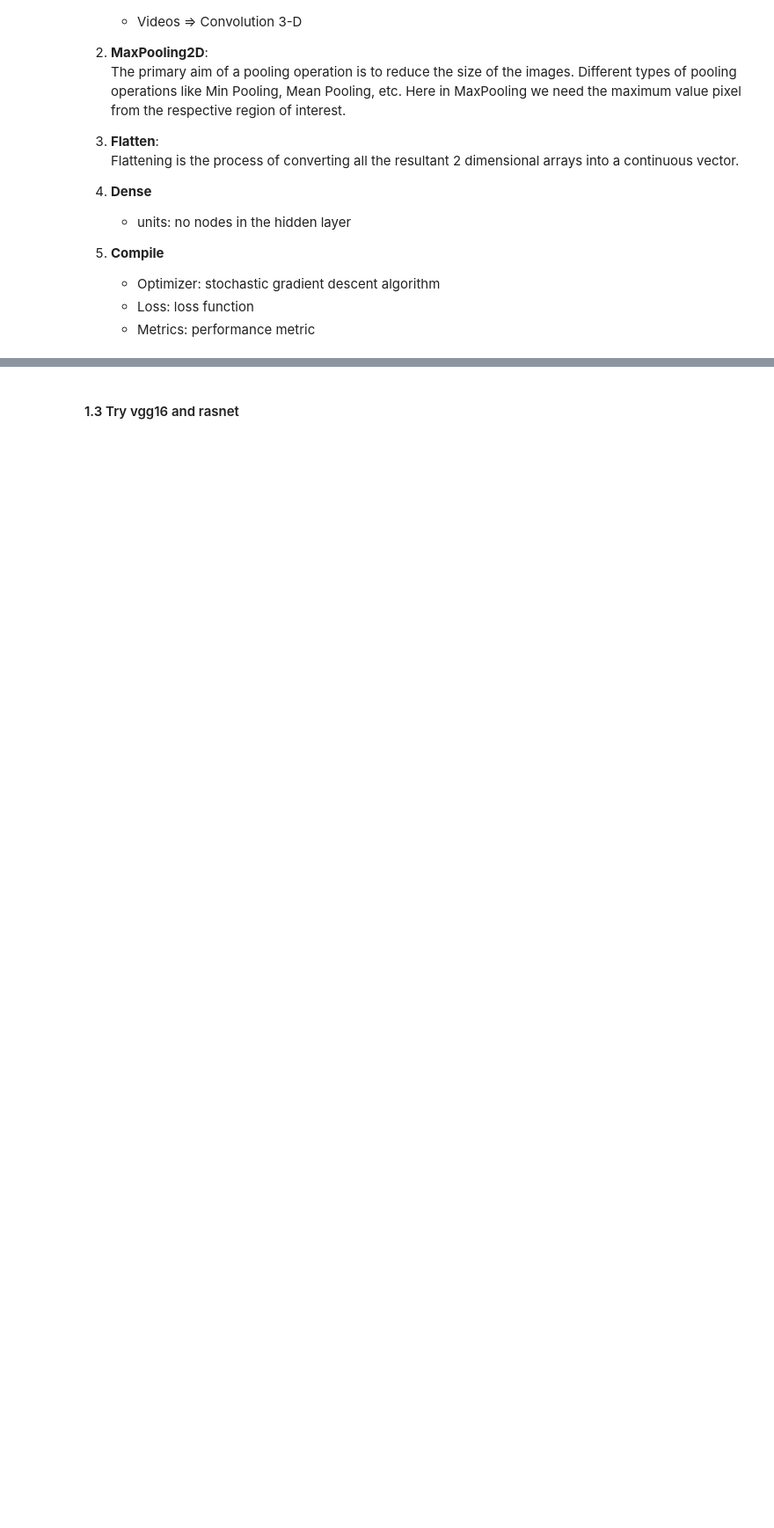
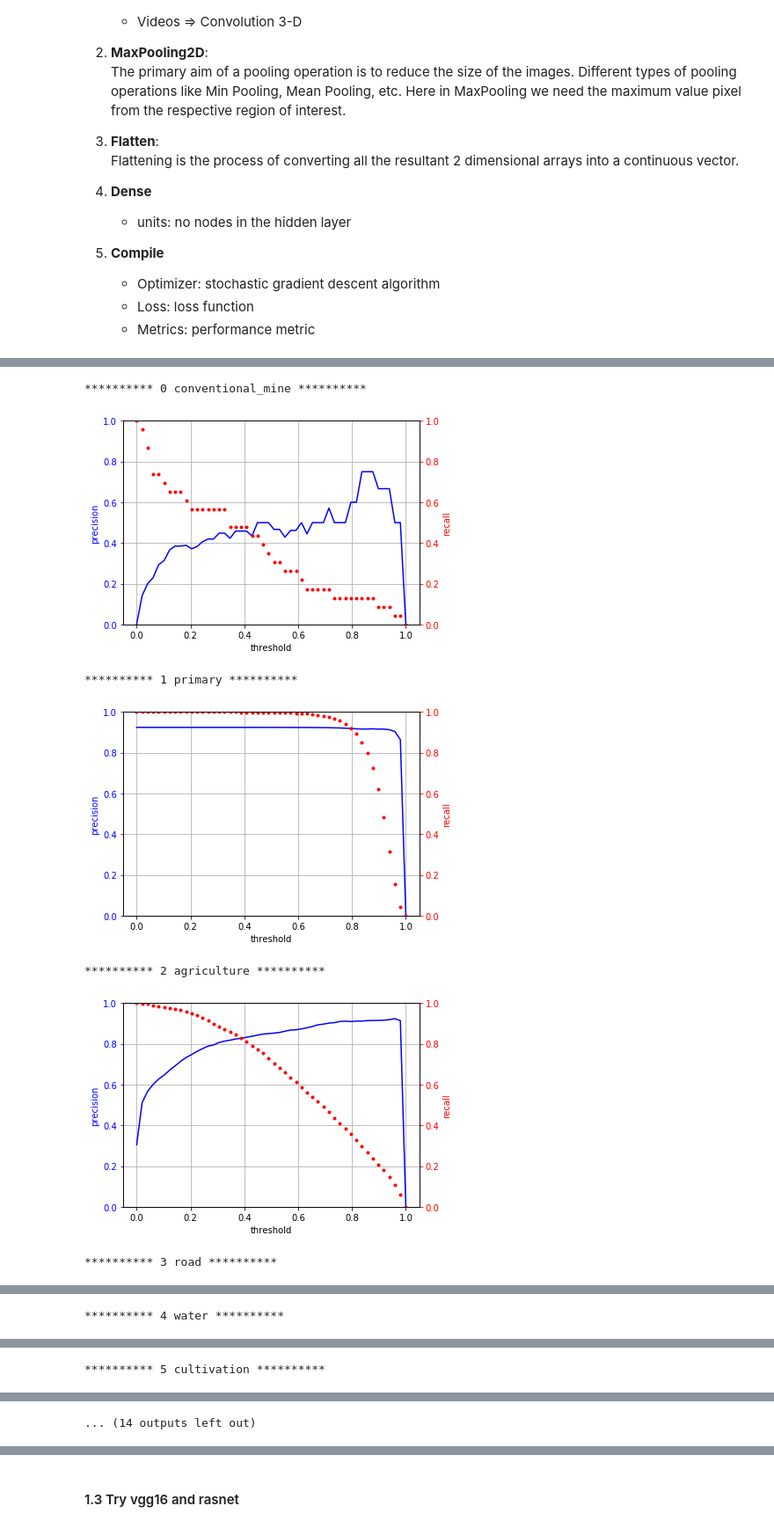
Before and after one commit to mumuxi15/02-Data-Science-Project, a Jupyter notebook: Multilabel image classification/Planet.ipynb, the cells around one changed output, grey strips where cells are left out. Shown at 88% size. Cells and saved outputs as stored; diff of their text form; code cells hidden in the pictures; blank space fills up the shorter version.

```diff
--- a/Multilabel image classification/Planet.ipynb
+++ b/Multilabel image classification/Planet.ipynb
@@ -208,6 +241,0 @@ def load_train_test(train_ids,test_ids):
-# %%
-# y_train, y_test = train_test_split(df_label[weather_tags], test_size=0.3,random_state=1500)
-y_train, y_test = train_test_split(df_label[other_tags], test_size=0.3,random_state=100)
-X_train, X_test = load_train_test(y_train.index.tolist(),y_test.index.tolist())
-print (X_test.shape,y_test.shape)
-no_features = 13
@@ -276,9 +379,0 @@ def train_model():
-# %%
-def cnn():
-    cnn = train_model()
-    y_pred = cnn.predict(X_test)
-    return y_pred
-#     y_pred.argmax(axis=1)
-#     plot_confusion_matrix(categorical_to_array(y_test,no_features),y_pred,x_labels=other_tags)
-print ('cnn')
-cnn()
@@ -295,0 +386,5 @@ KeyboardInterrupt:
+# %%
+y_pred_train = cnn.predict(X_train)
+y_pred_test = cnn.predict(X_test)
+
+print ('cnn')
@@ -295,0 +409,40 @@ KeyboardInterrupt:
+# %%
+def tuning_threshold(y_pred,y_true):
+    precision = []
+    recall = []
+    t = np.linspace(0.,1,50)
+    for threshold in t :
+        y = (y_pred>threshold)*1
+        p, r, _,__ = precision_recall_fscore_support(y_true,y,average = 'binary')
+        precision.append(p)
+        recall.append(r)
+#         print ('threshold %.2f p %.3f r %.3f'%(threshold,p,r))
+    fig, ax1 = plt.subplots()
+    ax1.plot(t, precision, 'b-')
+    ax1.set_xlabel('threshold')
+    # Make the y-axis label, ticks and tick labels match the line color.
+    ax1.set_ylabel('precision', color='b')
+    ax1.tick_params('y', colors='b')
+    ax1.set_ylim([0,1])
+
+    ax2 = ax1.twinx()
+    ax2.plot(t, recall, 'r.')
+    ax2.set_ylabel('recall', color='r')
+    ax2.tick_params('y', colors='r')
+    ax2.set_ylim([0,1])
+
+    fig.tight_layout()
+    ax1.grid(True, which='both')
+
+for n in range(13):
+    print ('*'*10 ,n, y_test.columns[n],'*'*10)
+    tuning_threshold(y_pred_train[:,n],y_train.iloc[:,n])
+    plt.show()
+# %% [output]
+********** 0 conventional_mine **********
+[figure, added]
+********** 1 primary **********
+[figure, added]
+********** 2 agriculture **********
+[figure, added]
+********** 3 road **********
@@ -295,0 +450 @@ KeyboardInterrupt:
+********** 4 water **********
@@ -295,0 +452 @@ KeyboardInterrupt:
+********** 5 cultivation **********
@@ -295,0 +454 @@ KeyboardInterrupt:
+... (14 outputs left out)
```
Also changed, not shown: parts of 48 cells of this notebook, 2 other files.
